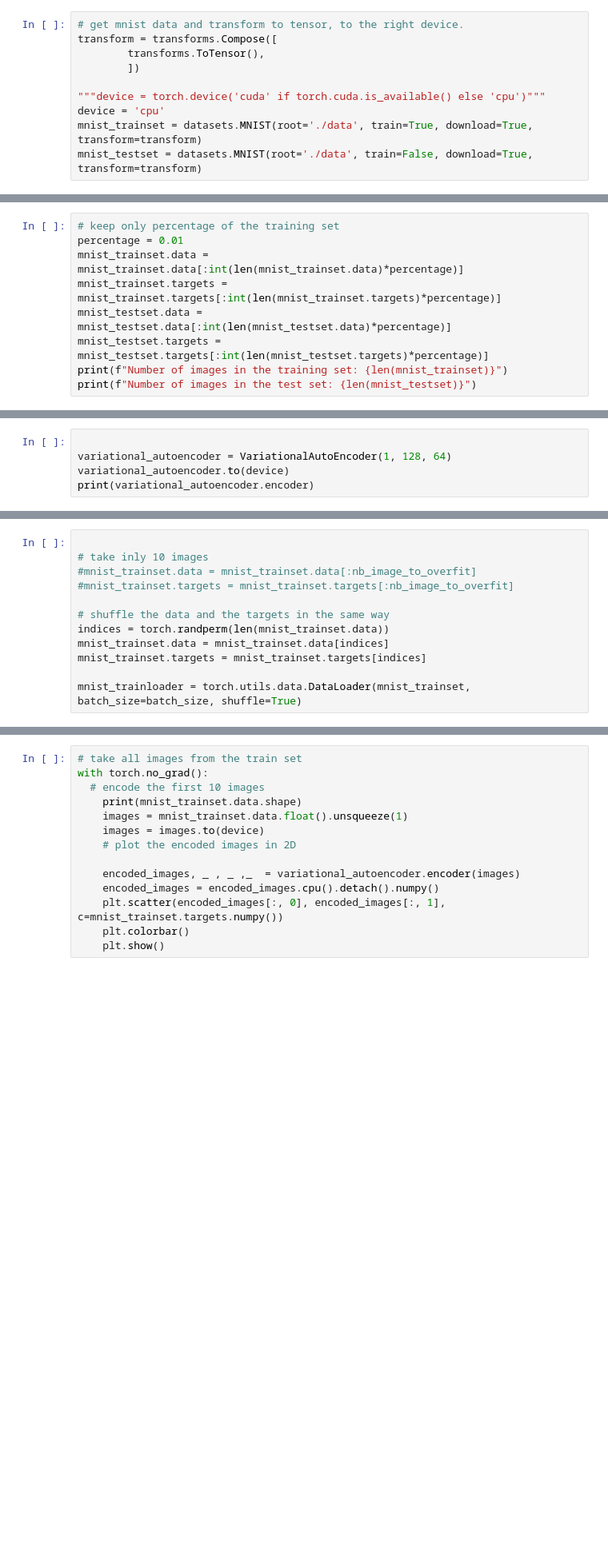
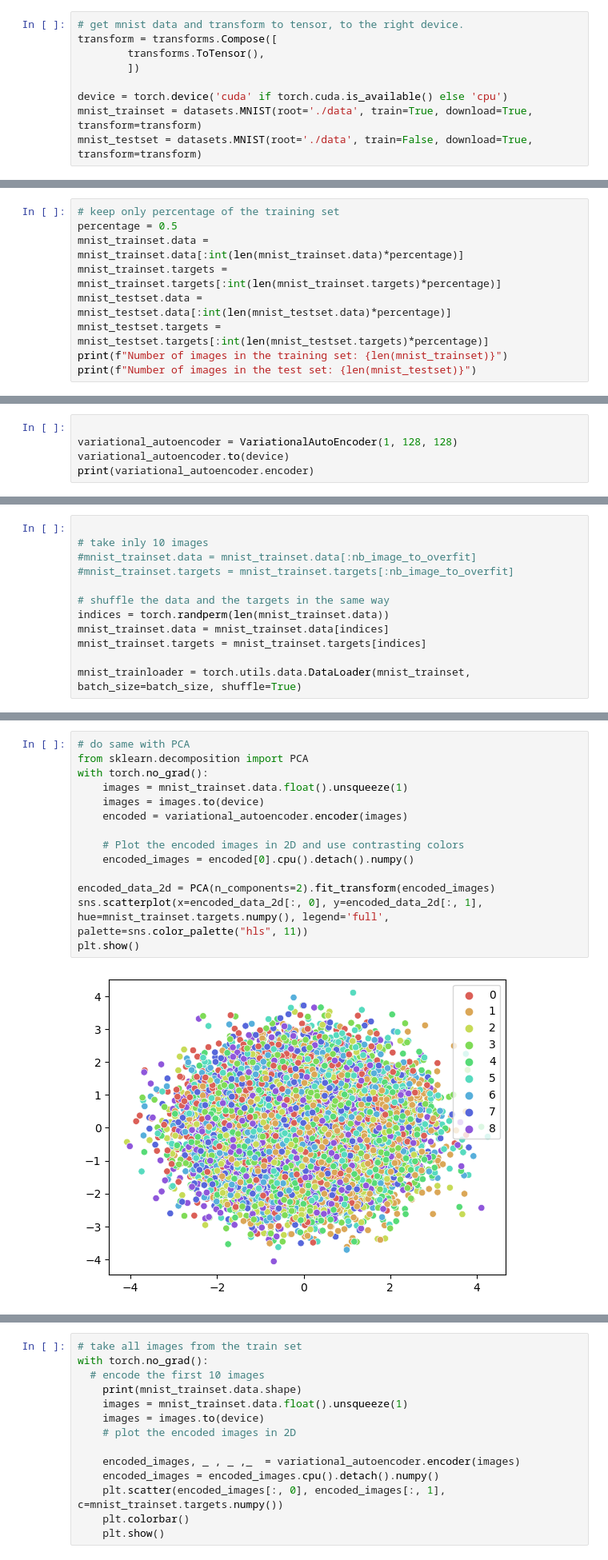
Before and after one commit to MaximeSzymanski/VAE_pytorch, a Jupyter notebook: VAE.ipynb, the cells around one changed output, grey strips where cells are left out. Shown at 80% size. Cells and saved outputs as stored; diff of their text form; blank space fills up the shorter version.

```diff
--- a/VAE.ipynb
+++ b/VAE.ipynb
@@ -13,8 +11,7 @@ transform = transforms.Compose([
         transforms.ToTensor(),
         ])
 
-"""device = torch.device('cuda' if torch.cuda.is_available() else 'cpu')"""
-device = 'cpu'
+device = torch.device('cuda' if torch.cuda.is_available() else 'cpu')
 mnist_trainset = datasets.MNIST(root='./data', train=True, download=True, transform=transform)
 mnist_testset = datasets.MNIST(root='./data', train=False, download=True, transform=transform)
 # %%
@@ -53,6 +56,6 @@ plt.show()
 # %%
 # keep only percentage of the training set
-percentage = 0.01
+percentage = 0.5
 mnist_trainset.data = mnist_trainset.data[:int(len(mnist_trainset.data)*percentage)]
 mnist_trainset.targets = mnist_trainset.targets[:int(len(mnist_trainset.targets)*percentage)]
 mnist_testset.data = mnist_testset.data[:int(len(mnist_testset.data)*percentage)]
@@ -221,6 +236,6 @@ def loss_function(x, original_x, mu, sigma,k1=1,k2=1e-4):
     return k1 *reconstruction_loss(original_x, x) + k2 * KL_loss(mu, sigma)
 # %%
 
-variational_autoencoder = VariationalAutoEncoder(1, 128, 64)
+variational_autoencoder = VariationalAutoEncoder(1, 128, 128)
 variational_autoencoder.to(device)
 print(variational_autoencoder.encoder)
@@ -279,3 +330,19 @@ plt.show()
+# %%
+# do same with PCA
+from sklearn.decomposition import PCA
+with torch.no_grad():
+    images = mnist_trainset.data.float().unsqueeze(1)
+    images = images.to(device)
+    encoded = variational_autoencoder.encoder(images)
+
+    # Plot the encoded images in 2D and use contrasting colors
+    encoded_images = encoded[0].cpu().detach().numpy()
+
+encoded_data_2d = PCA(n_components=2).fit_transform(encoded_images)
+sns.scatterplot(x=encoded_data_2d[:, 0], y=encoded_data_2d[:, 1], hue=mnist_trainset.targets.numpy(), legend='full', palette=sns.color_palette("hls", 11))
+plt.show()
+# %% [output]
+[figure, added]
 # %%
 def train(epochs):
     for epoch in range(epochs):
```
Also changed, not shown: parts of 18 cells of this notebook.
